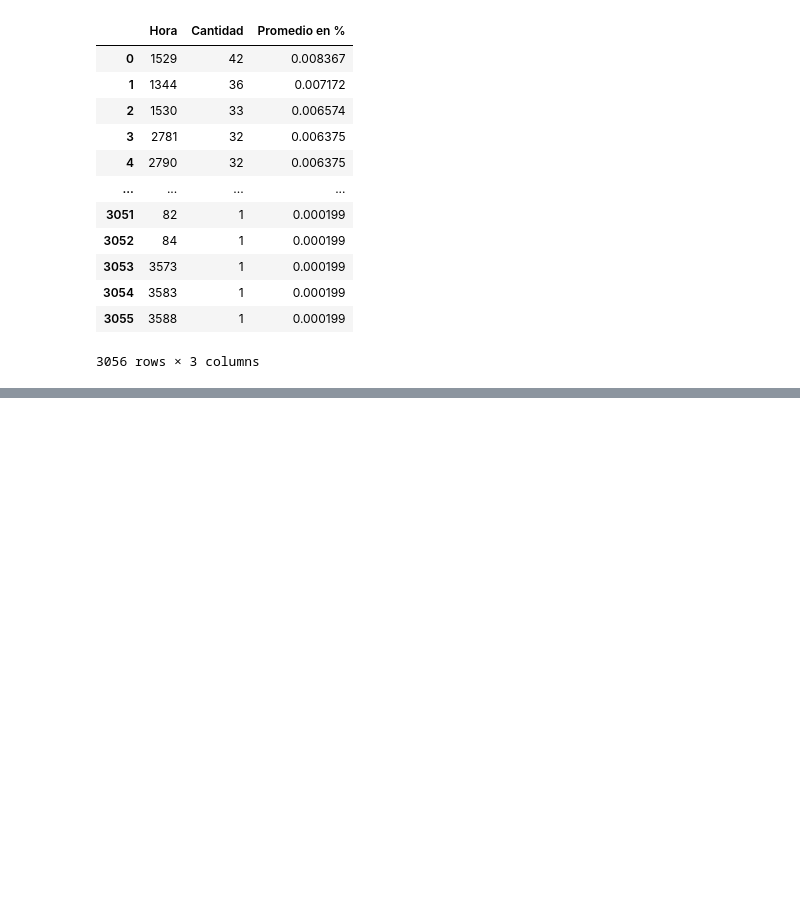
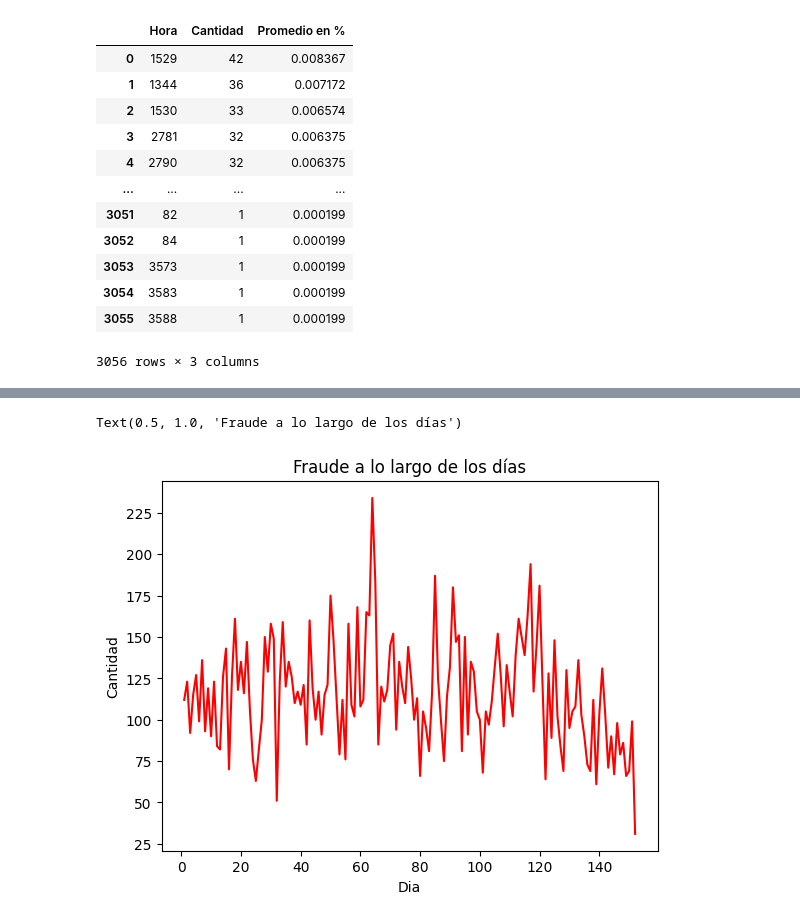
Before and after one commit to Brucejr09/Org-de-Datos-106828, a Jupyter notebook: analisis_5_6.ipynb, the cells around one changed output, grey strips where cells are left out. Saved outputs shown, nothing was run; the diff lists cells and outputs as text; code cells hidden in the pictures; blank space fills up the shorter version.

```diff
--- a/analisis_5_6.ipynb
+++ b/analisis_5_6.ipynb
@@ -140,0 +191,6 @@ analisis_x_dia
+# %%
+dia = sns.lineplot(data=analisis_x_dia, x="Dia", y="Cantidad", color="red")
+dia.set_title("Fraude a lo largo de los días")
+# %% [output]
+Text(0.5, 1.0, 'Fraude a lo largo de los días')
+[figure, added]
```
Also changed, not shown: parts of 16 cells of this notebook.
